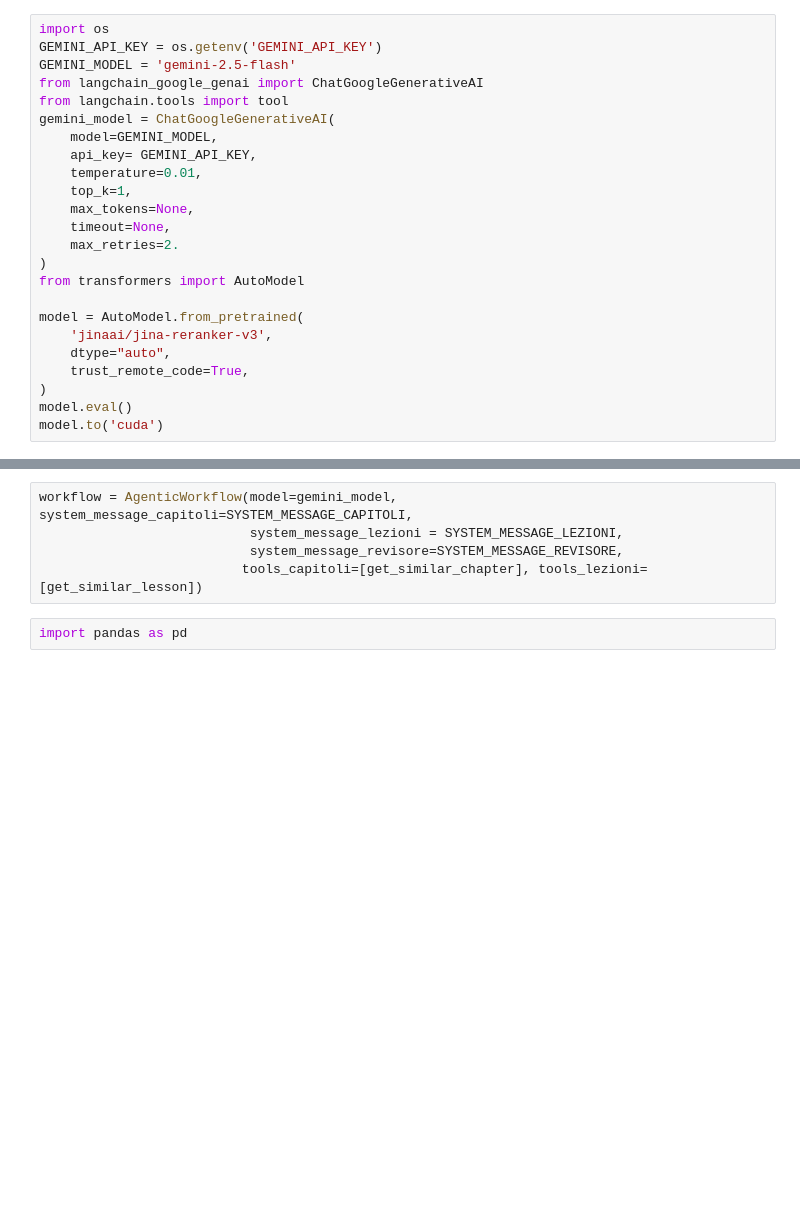
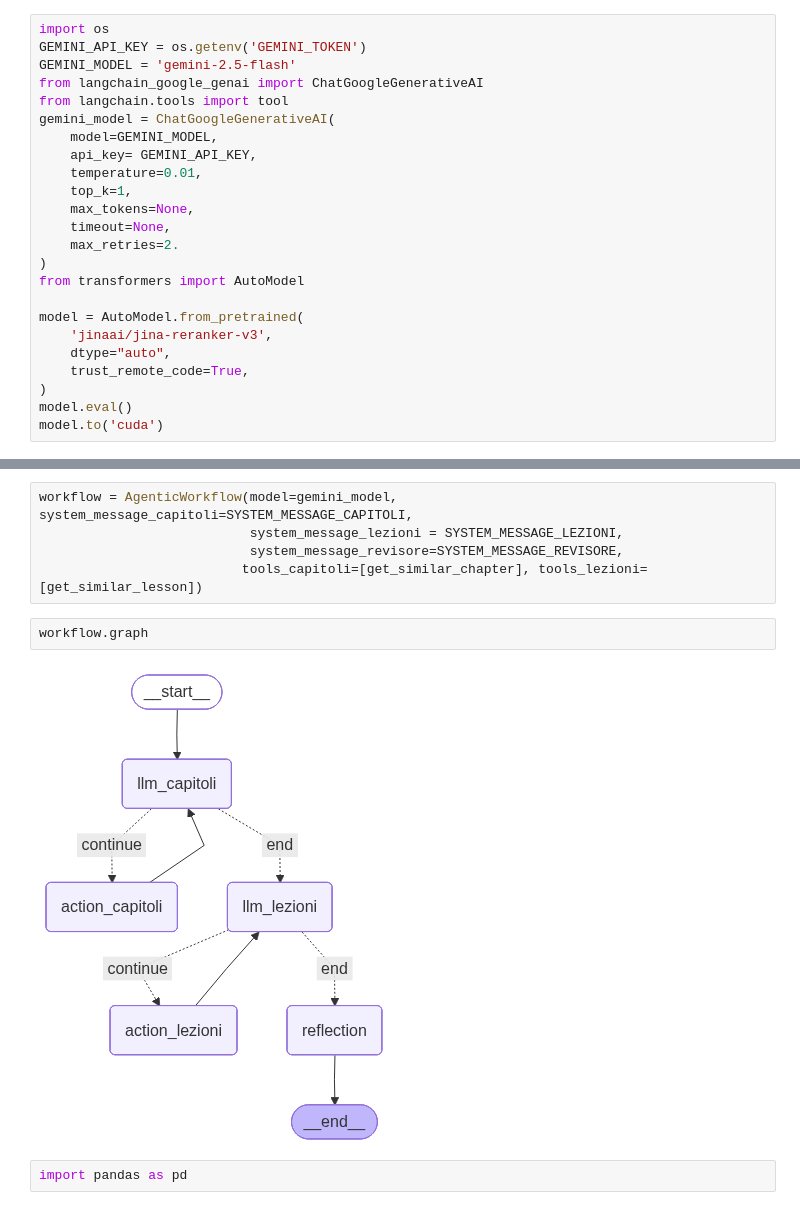
Before and after one commit to andreacds3/corso_ai, a Jupyter notebook: modulo_7_agentic_ai/4_rag_agentico.ipynb, the cells around one changed output, grey strips where cells are left out. Cells and saved outputs as stored; diff of their text form; blank space fills up the shorter version.

```diff
--- a/modulo_7_agentic_ai/4_rag_agentico.ipynb
+++ b/modulo_7_agentic_ai/4_rag_agentico.ipynb
@@ -15,6 +30,6 @@ late_interaction_embedding_model = LateInteractionTextEmbedding("colbert-ir/colb
 # %%
 import os
-GEMINI_API_KEY = os.getenv('GEMINI_API_KEY')
+GEMINI_API_KEY = os.getenv('GEMINI_TOKEN')
 GEMINI_MODEL = 'gemini-2.5-flash'
 from langchain_google_genai import ChatGoogleGenerativeAI
 from langchain.tools import tool
@@ -418,6 +436,10 @@ workflow = AgenticWorkflow(model=gemini_model, system_message_capitoli=SYSTEM_ME
                            system_message_lezioni = SYSTEM_MESSAGE_LEZIONI,
                            system_message_revisore=SYSTEM_MESSAGE_REVISORE,
                           tools_capitoli=[get_similar_chapter], tools_lezioni=[get_similar_lesson])
+# %%
+workflow.graph
+# %% [output]
+[figure, added]
 # %%
 import pandas as pd
 # %%
```
Also changed, not shown: parts of 8 cells of this notebook, 14 other files.
